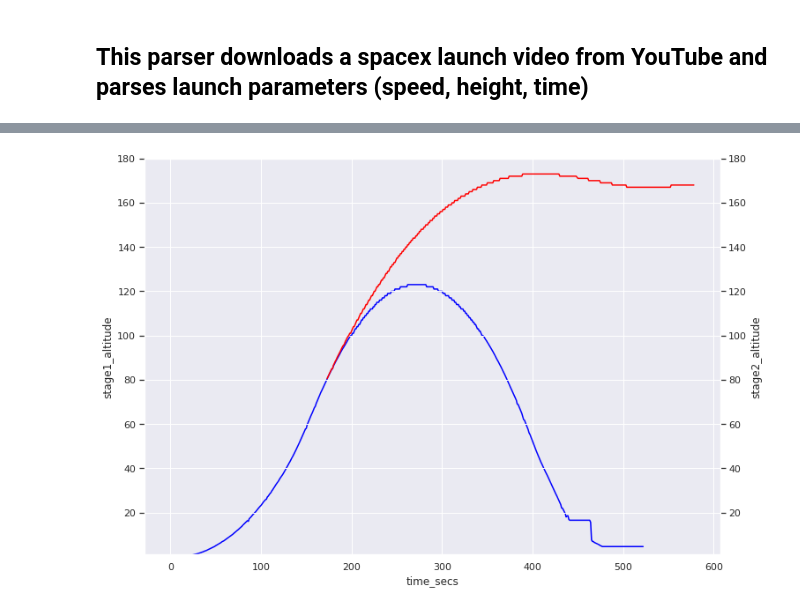
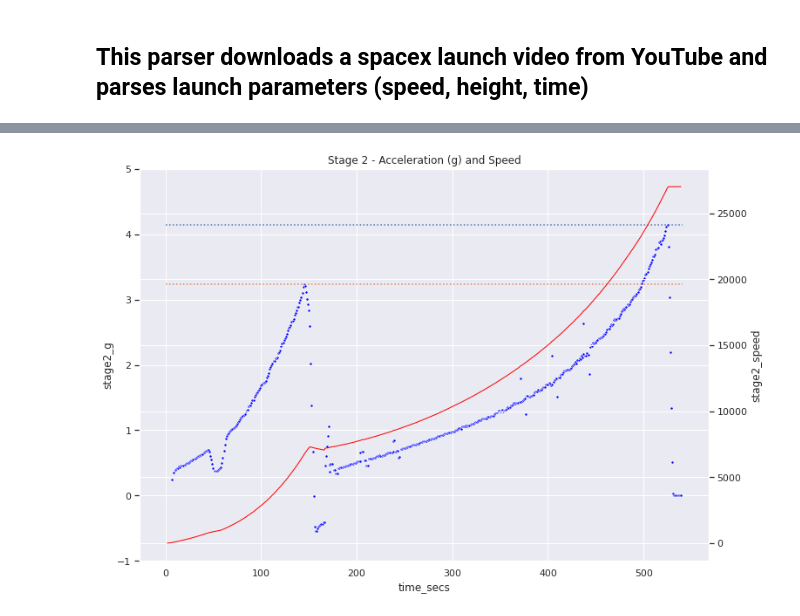
Before and after one commit to sjamthe/spacex-launch-analysis, a Jupyter notebook: spacex_launch_parser.ipynb, the cells around one changed output, grey strips where cells are left out. Saved outputs shown, nothing was run; the diff lists cells and outputs as text; code cells hidden in the pictures.

```diff
--- a/spacex_launch_parser.ipynb
+++ b/spacex_launch_parser.ipynb
@@ -381,0 +317,3 @@ df = get_launch_stats(res)
+# %%
+df = calc_telematics(arr)
+df.describe()
@@ -381,0 +337,4 @@ df = get_launch_stats(res)
+# %%
+# replace stage2 telematics when stage2 is attached to stage1
+df.loc[(df.stage2_speed < df.stage1_speed) | (df.stage2_speed.isnull()) , 'stage2_altitude'] = df.stage1_altitude
+df.loc[(df.stage2_speed < df.stage1_speed) | (df.stage2_speed.isnull()) , 'stage2_speed'] = df.stage1_speed
@@ -382,3 +346,19 @@ df = get_launch_stats(res)
+# %%
+#Calculate G (convert speed from km/h to m/s), calculate G with delta 4 secs fo smoothness
+# speed/time_secs*1000/3600/9.81
+delta = 5
+accdiff = df.stage1_speed.diff(delta)*1000.0/3600.0
+secdiff = df.time_secs.diff(delta)
+acc = accdiff/secdiff
+df['stage1_g'] = acc/9.81
+# %%
+#Calculate G (convert speed from km/h to m/s), calculate G with delta 4 secs fo smoothness
+# speed/time_secs*1000/3600/9.81
+delta = 5
+accdiff = df.stage2_speed.diff(delta)*1000.0/3600.0
+secdiff = df.time_secs.diff(delta)
+acc = accdiff/secdiff
+df['stage2_g'] = acc/9.81
 # %%
 df.describe()
 # %% [output]
@@ -452,17 +442,25 @@ plt.show(); # shows the plot.
 # %%
 import matplotlib.pylab as plt
 
 sns.set(rc={'figure.figsize':(11.7,8.27)})
-
 fig, ax1 = plt.subplots() # initializes figure and plots
-ax1.set(ylim=(1, 180))
+ax2.set(ylim=(10, 8000))
 
 ax2 = ax1.twinx() # applies twinx to ax2, which is the second y axis.
-ax2.set(ylim=(1, 180))
+ax1.set(ylim=(-1, 5))
 
-sns.lineplot(x="time_secs", y="stage1_altitude",ax = ax1, data=df, color='blue');
-sns.lineplot(x="time_secs", y="stage2_altitude",ax = ax2, data=cleandf2, color='red');
+sns.scatterplot(x="time_secs", y="stage2_g",ax = ax1, data=df, color='blue',marker=".");
+sns.lineplot(x="time_secs", y="stage2_speed",ax = ax2, data=df, color='red', linewidth = 1);
 
+#show max_g2 line
+max_g2_secs = df.stage2_g.max()
+ax1.plot([0,df.index.max()], [max_g2_secs, max_g2_secs],label="line", linestyle="dotted")
+
+#show max_g1 line
+max_g1_secs = df.stage1_g.max()
+ax1.plot([0,df.index.max()], [max_g1_secs, max_g1_secs],label="line", linestyle="dotted")
+
+plt.title("Stage 2 - Acceleration (g) and Speed")
 plt.show(); # shows the plot.
 # %% [output]
-[figure, old version]
+[figure, new version]
```
Also changed, not shown: parts of 95 cells of this notebook.
